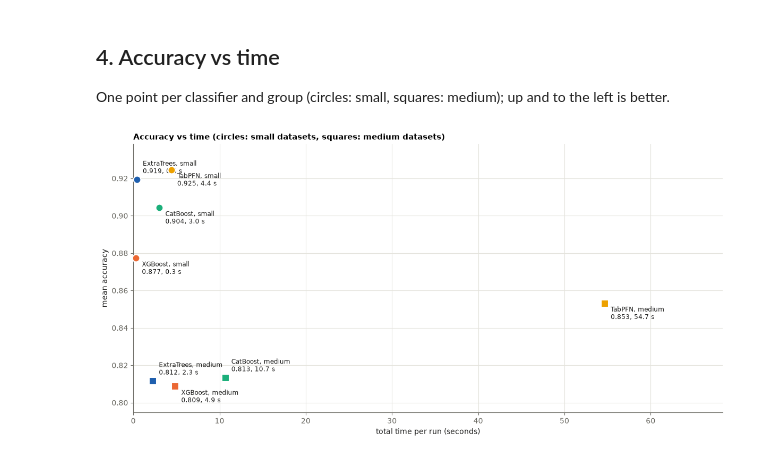
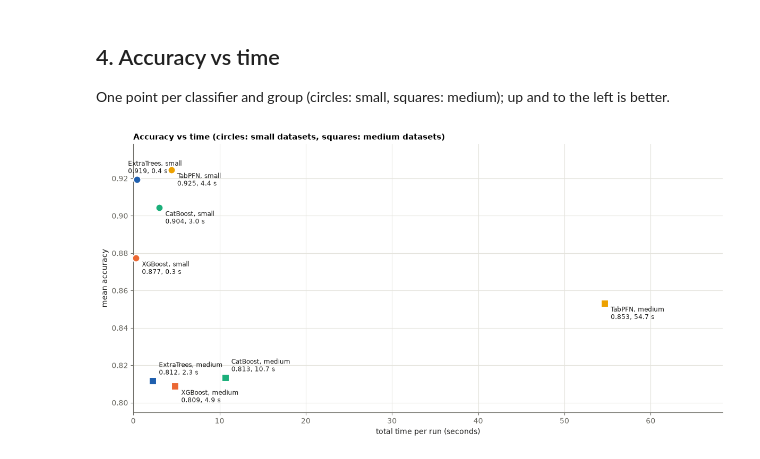
Before and after one commit to Constantin-87/quant-reproduction, a Jupyter notebook: notebooks/02_classifiers.ipynb, the cells around one changed output. Cells and saved outputs as stored; diff of their text form; code cells hidden in the pictures.

```diff
--- a/notebooks/02_classifiers.ipynb
+++ b/notebooks/02_classifiers.ipynb
@@ -46,9 +42,8 @@ def grouped_bars(ax, values, groups, series, colors, fmt="{:.3f}", rotation=0, f
 
 The mean over the 5 datasets of each group (small: 28 to 100 training cases, medium: 467 to 2,403).
 # %%
-# the mean of each metric per classifier and dataset group, (used again in sections 3 and 4)
-by_group = ok.groupby(["classifier", "group"])[
-    ["accuracy", "balanced_accuracy", "auroc", "log_loss", "fit_predict", "total_time"]].mean()
+# the mean of each metric per classifier and dataset group
+by_group = ok.groupby(["classifier", "group"])[["accuracy", "balanced_accuracy", "auroc", "log_loss", "fit_predict", "total_time"]].mean()
 
 panels = [("accuracy", "Accuracy"), ("balanced_accuracy", "Balanced accuracy"), ("auroc", "AUROC"), ("log_loss", "Log loss")]
 fig, axes = plt.subplots(2, 2, figsize=(15, 9.5))
@@ -89,27 +84,26 @@ plt.show()
 
 One point per classifier and group (circles: small, squares: medium); up and to the left is better.
 # %%
-# where each label goes (offset in points, vertical alignment), so that the labels of nearby points do not overlap
-LABEL_PLACE = {("extratrees", "small"): (8, 6, "bottom"), ("extratrees", "medium"): (8, 6, "bottom"),
+LABEL_PLACE = {("extratrees", "small"): (-12, 6, "bottom"), ("extratrees", "medium"): (8, 6, "bottom"),
                ("catboost", "medium"): (8, 6, "bottom")}
 fig, ax = plt.subplots(figsize=(12, 6))
 for clf in CLASSIFIERS:
     for group, marker in [("small", "o"), ("medium", "s")]:
         row = by_group.loc[(clf, group)]
         ax.scatter(row["total_time"], row["accuracy"], s=100, marker=marker, color=COLORS[clf], edgecolor="white",
                    linewidth=1.5, zorder=3)
         dx, dy, va = LABEL_PLACE.get((clf, group), (8, -3, "top"))
-        name = LABELS[clf].split(" (")[0]                          # "ExtraTrees (original)" -> "ExtraTrees"
+        name = LABELS[clf].split(" (")[0]
         ax.annotate(f"{name}, {group}\n{row['accuracy']:.3f}, {row['total_time']:.1f} s",
                     (row["total_time"], row["accuracy"]), xytext=(dx, dy), textcoords="offset points", fontsize=8.5,
                     color=TEXT, va=va)
 ax.set_xlim(0, by_group["total_time"].max() * 1.25)
 ax.set_xlabel("total time per run (seconds)")
 ax.set_ylabel("mean accuracy")
 ax.set_title("Accuracy vs time (circles: small datasets, squares: medium datasets)", loc="left")
 ax.grid(True, axis="both")
 ax.margins(y=0.12)
 fig.tight_layout()
 plt.show()
 # %% [output]
-[figure, old version]
+[figure, new version]
```
Also changed, not shown: parts of 4 cells of this notebook, 7 other files.
